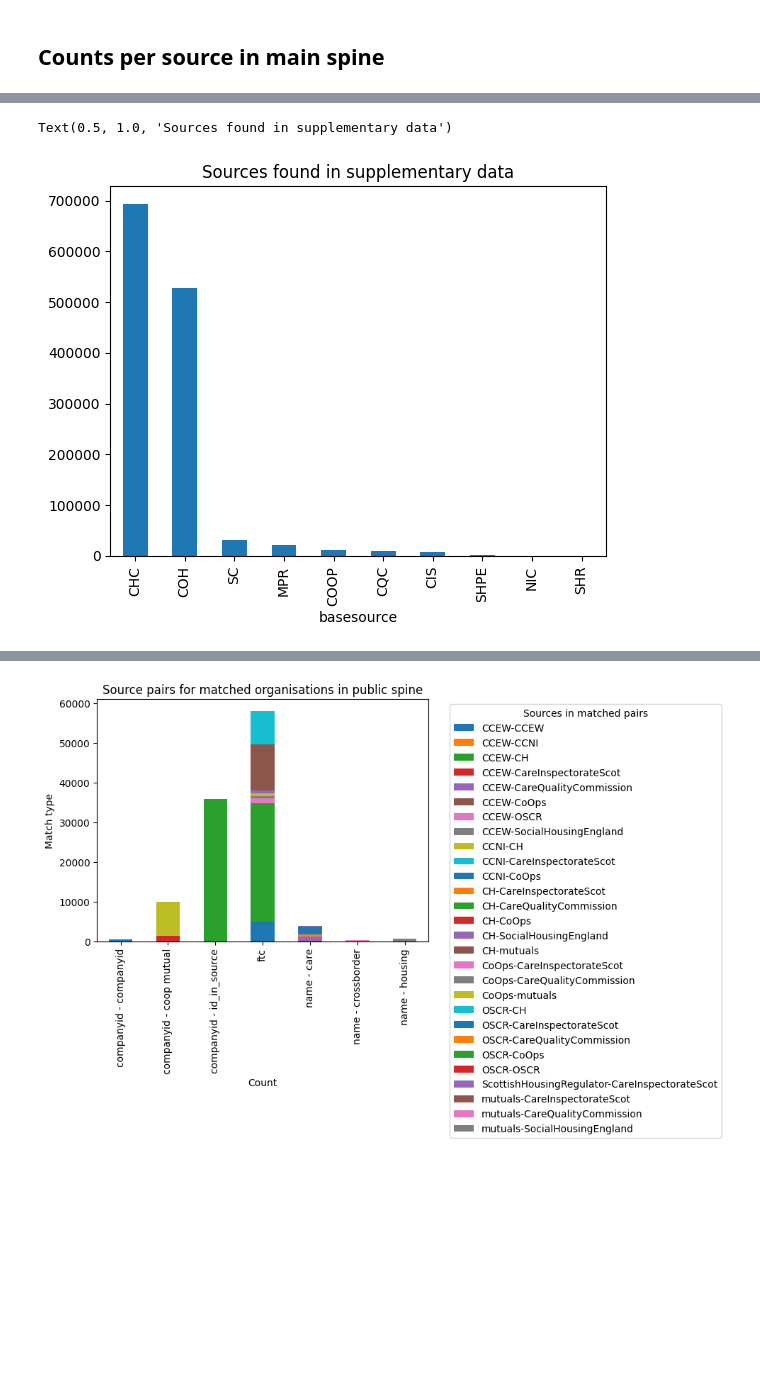
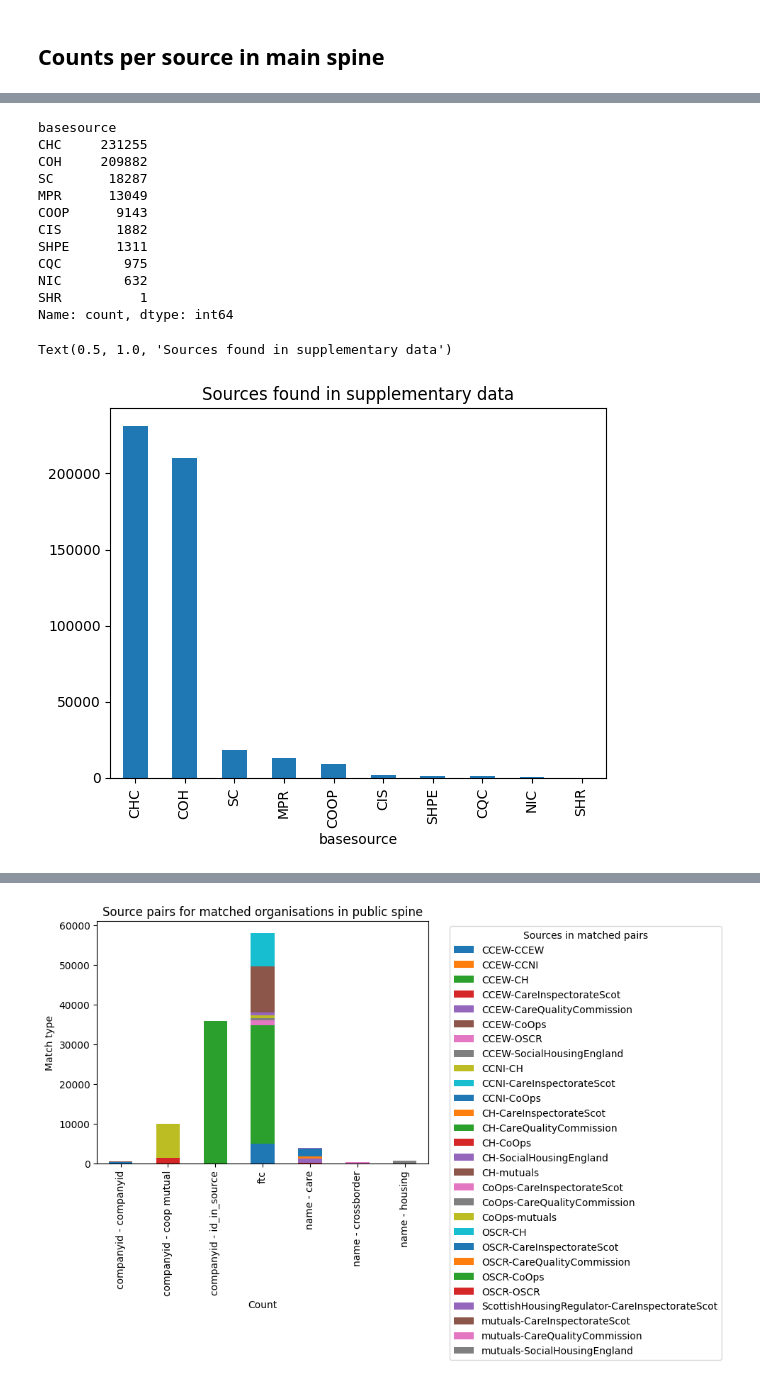
Before and after one commit to uk-third-sector-database/tso-database-builder, a Jupyter notebook: visualise/stats_and_visuals.ipynb, the cells around one changed output, grey strips where cells are left out. Drawn from its saved outputs; the diff is of its cells as text; code cells hidden in the pictures; blank space fills up the shorter version.

```diff
--- a/visualise/stats_and_visuals.ipynb
+++ b/visualise/stats_and_visuals.ipynb
@@ -46,13 +46,27 @@ source_codes = {'COOP', 'MPR', 'SC', 'NIC', 'SHPE', 'CHC', 'COH', 'SHR'}
 # %%
 extras_df['basesource'] = extras_df.apply(lambda row: row['uid'].split('-')[1], axis=1)
 
-source_counts = extras_df['basesource'].value_counts(dropna=False)
-source_counts = source_counts.rename(index={np.nan: 'NaN'})
-source_counts.plot(kind='bar')
+extras_sources = extras_df[['uid','basesource']].drop_duplicates()
+extras_source_counts = extras_sources['basesource'].value_counts(dropna=False)
+print(extras_source_counts)
+extras_source_counts = extras_source_counts.rename(index={np.nan: 'NaN'})
+extras_source_counts.plot(kind='bar')
 pyplot.title('Sources found in supplementary data')
 # %% [output]
-Text(0.5, 1.0, 'Sources found in supplementary data')
+basesource
+CHC     231255
+COH     209882
+SC       18287
+MPR      13049
+COOP      9143
+CIS       1882
+SHPE      1311
+CQC        975
+NIC        632
+SHR          1
+Name: count, dtype: int64
+Text(0.5, 1.0, 'Sources found in supplementary data')
-[figure, old version]
+[figure, new version]
 # %%
 # find all uids used across all data:
 uid_set = set(list(spine_df['uid']) + list(matches_df['orgA_uid']) + list(matches_df['orgB_uid']) + list(extras_df['uid']))
```
Also changed, not shown: parts of 15 cells of this notebook, 11 other files.
